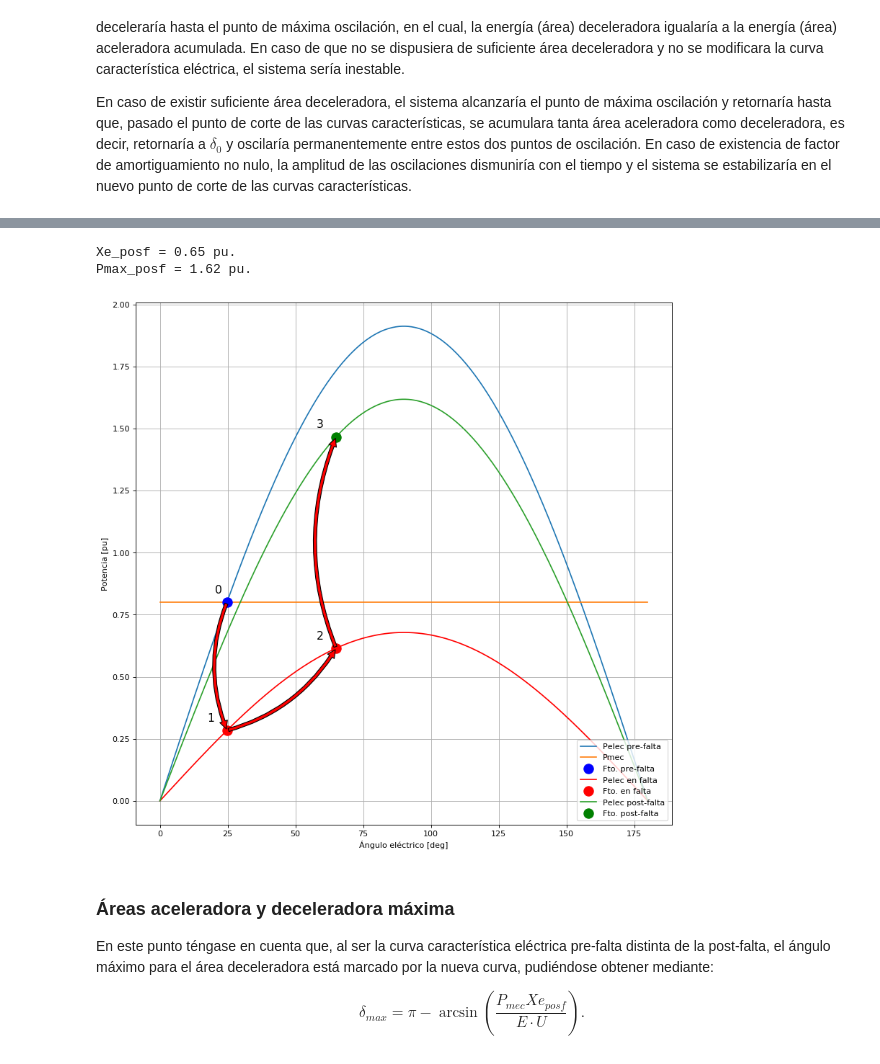
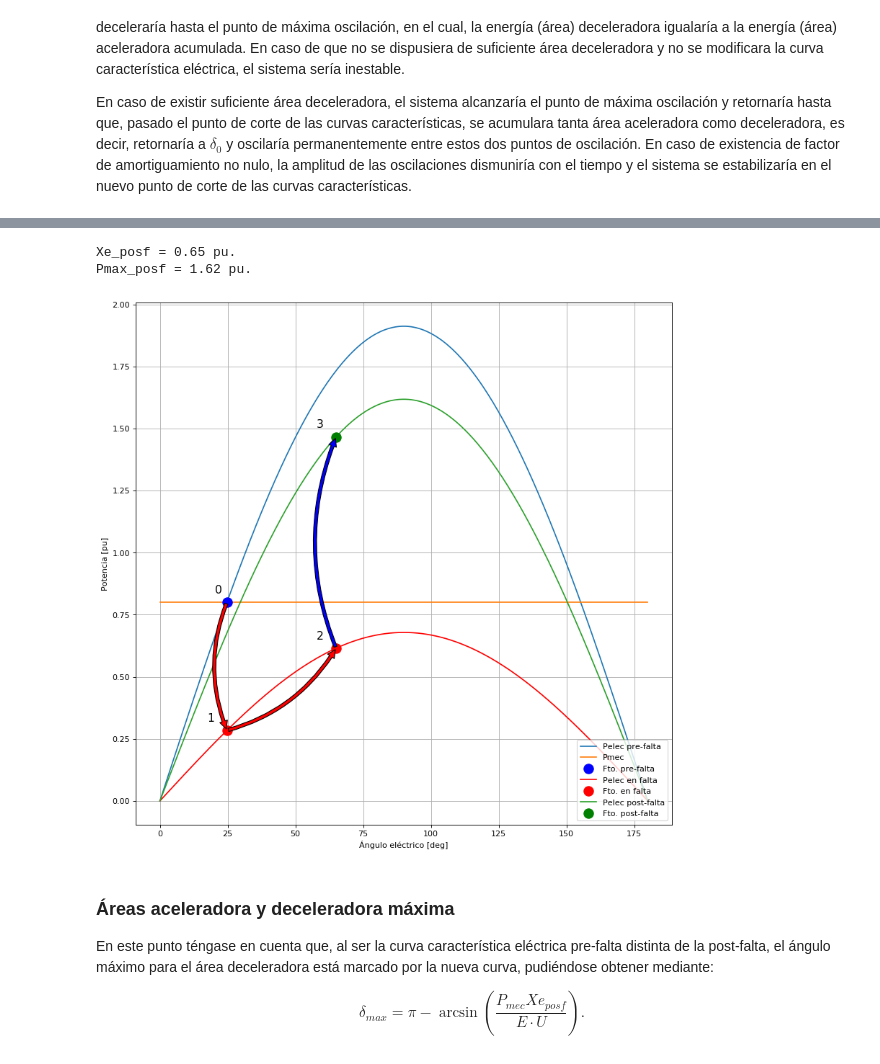
Before and after one commit to miguel-simon/SEP, a Jupyter notebook: SEP_ESTABILIDAD/T09P02/T09P02.ipynb, the cells around one changed output, grey strips where cells are left out. Cells and saved outputs as stored; diff of their text form; code cells hidden in the pictures.

```diff
--- a/SEP_ESTABILIDAD/T09P02/T09P02.ipynb
+++ b/SEP_ESTABILIDAD/T09P02/T09P02.ipynb
@@ -247,35 +276,35 @@ if anotaciones:
 fpelecf = plt.plot(delta_deg, pelecf, color='red',label = 'Pelec en falta')
 
 # Punto de operación en falta:
 p2x = np.array([delta_0_deg, delta_desp_deg])
 p2y = np.array([abs(egen)*abs(ured)*np.sin(delta_0)/Xe_f, abs(egen)*abs(ured)*np.sin(delta_desp)/Xe_f])
 p2 = plt.plot(p2x, p2y, 'ro', markersize=12, label = 'Fto. en falta')
 ## Anotaciones:
 if anotaciones:
     plt.text (p2x[0]-6, p2y[0]+0.05, '1', fontsize=14, horizontalalignment='center', verticalalignment='center')
     plt.annotate("", xy=(p2x[0], p2y[0]), xytext=(p1x, p1y), size=20, va="center", ha="center", arrowprops=dict(facecolor='red',arrowstyle="simple",connectionstyle="arc3,rad=0.2"))
     plt.text (p2x[1]-6, p2y[1]+0.05, '2', fontsize=14, horizontalalignment='center', verticalalignment='center')
     plt.annotate("", xy=(p2x[1], p2y[1]), xytext=(p2x[0], p2y[0]), size=20, va="center", ha="center", arrowprops=dict(facecolor='red',arrowstyle="simple",connectionstyle="arc3,rad=0.2"))
 
 # Curva de potencia eléctrica post-falta:
 fpelecposf = plt.plot(delta_deg, pelecposf, label = 'Pelec post-falta')
 
 # Punto de operación post-falta:
 p3x = delta_desp_deg
 p3y = abs(egen)*abs(ured)*np.sin(delta_desp)/Xe_posf
 p3 = plt.plot([p3x], [p3y], 'go', markersize=12, label = 'Fto. post-falta')
 ## Anotaciones:
 if anotaciones:
     plt.text (p3x-6, p3y+0.05, '3', fontsize=14, horizontalalignment='center', verticalalignment='center')
-    plt.annotate("", xy=(p3x, p3y), xytext=(p2x[1], p2y[1]), size=20, va="center", ha="center", arrowprops=dict(facecolor='red',arrowstyle="simple",connectionstyle="arc3,rad=-0.2"))
+    plt.annotate("", xy=(p3x, p3y), xytext=(p2x[1], p2y[1]), size=20, va="center", ha="center", arrowprops=dict(facecolor='blue',arrowstyle="simple",connectionstyle="arc3,rad=-0.2"))
 
 # Leyenda del gráfico:
 plt.legend(loc = 'lower right')
 plt.show()
 # %% [output]
 Xe_posf = 0.65 pu.
 Pmax_posf = 1.62 pu.
-[figure, old version]
+[figure, new version]
 # %% [markdown]
 ### Áreas aceleradora y deceleradora máxima
 
```
Also changed, not shown: parts of 18 cells of this notebook, 10 other files.
